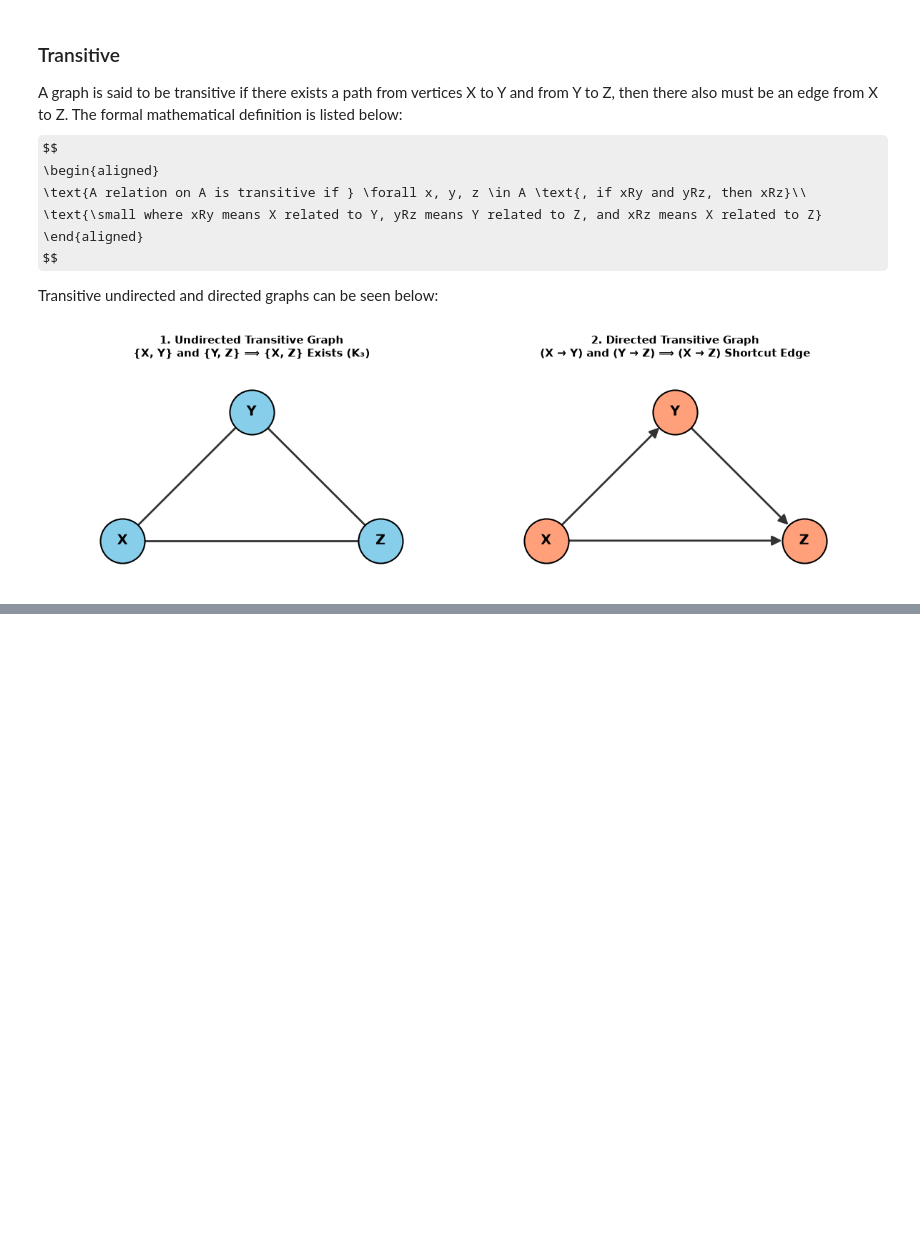
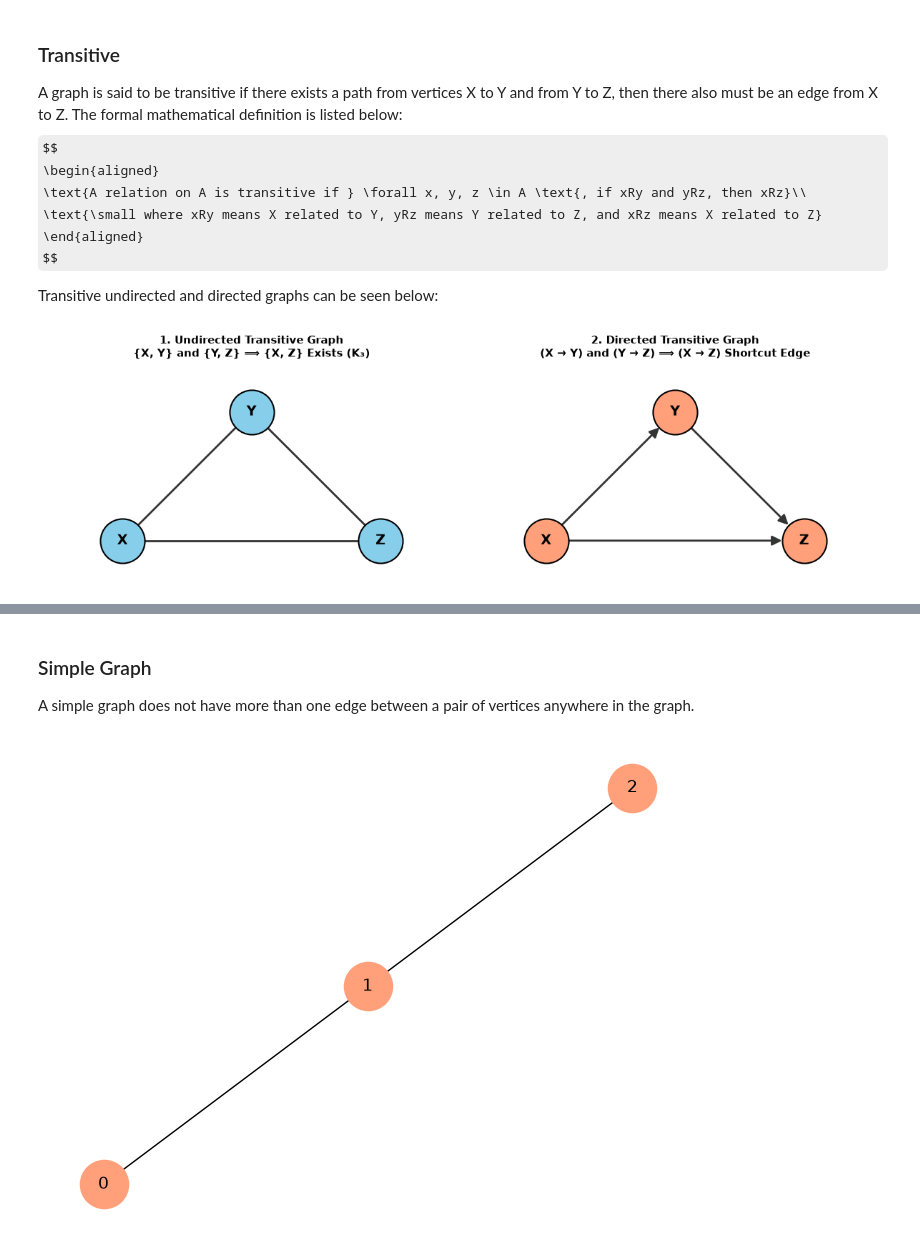
Before and after one commit to Jazzwal4980/hon498-discrete-structures-in-real-world-data, a Jupyter notebook: GROUP_REPORT_ONE/Part1_GettingToKnowGraphs_SecondHalf.ipynb, the cells around one changed output, grey strips where cells are left out. Saved outputs shown, nothing was run; the diff lists cells and outputs as text; code cells hidden in the pictures; some formulas as TeX source; blank space fills up the shorter version.

```diff
--- a/GROUP_REPORT_ONE/Part1_GettingToKnowGraphs_SecondHalf.ipynb
+++ b/GROUP_REPORT_ONE/Part1_GettingToKnowGraphs_SecondHalf.ipynb
@@ -847,0 +1273,12 @@ plt.show()
+# %% [markdown]
+### Simple Graph
+A simple graph does not have more than one edge between a pair of vertices anywhere in the graph.
+# %%
+import matplotlib.pyplot as plt
+import networkx as nx
+
+G = nx.path_graph(3)
+nx.draw(G, with_labels=True, node_color="#FFA07A", node_size=1200)
+plt.show()
+# %% [output]
+[figure, added]
```
Also changed, not shown: parts of 18 cells of this notebook.
